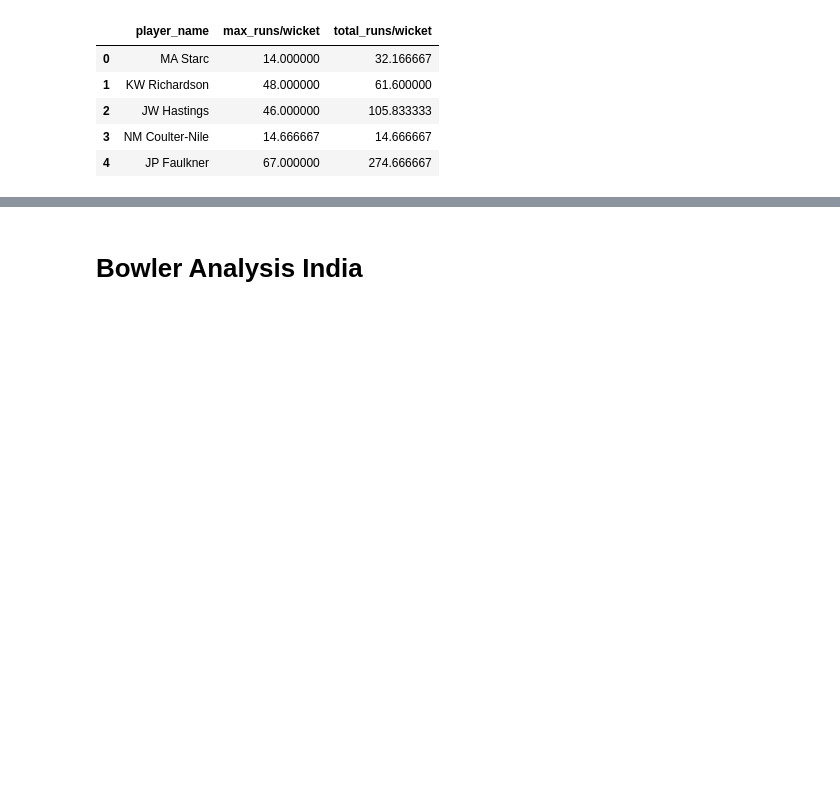
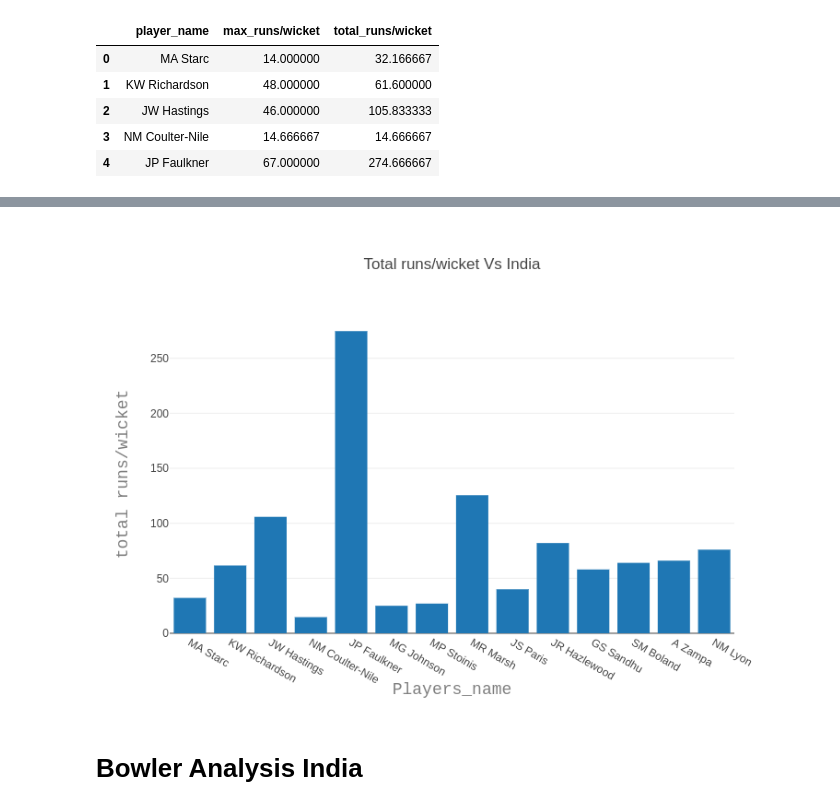
Before and after one commit to erayon/India-Australia-Cricket-Analysis, a Jupyter notebook: bowling_comaprism .ipynb, the cells around one changed output, grey strips where cells are left out. Cells and saved outputs as stored; diff of their text form; code cells hidden in the pictures; blank space fills up the shorter version.

```diff
--- a/bowling_comaprism .ipynb
+++ b/bowling_comaprism .ipynb
@@ -329,6 +333,10 @@ fig = go.Figure(data=data, layout=layout)
 py.iplot(fig, filename='y')
 # %% [output]
 [interactive output not drawn]
+# %%
+Image(filename='d.png')
+# %% [output]
+[figure, added]
 # %% [markdown]
 # Bowler Analysis India
 # %%
```
Also changed, not shown: parts of 1 cell of this notebook.
